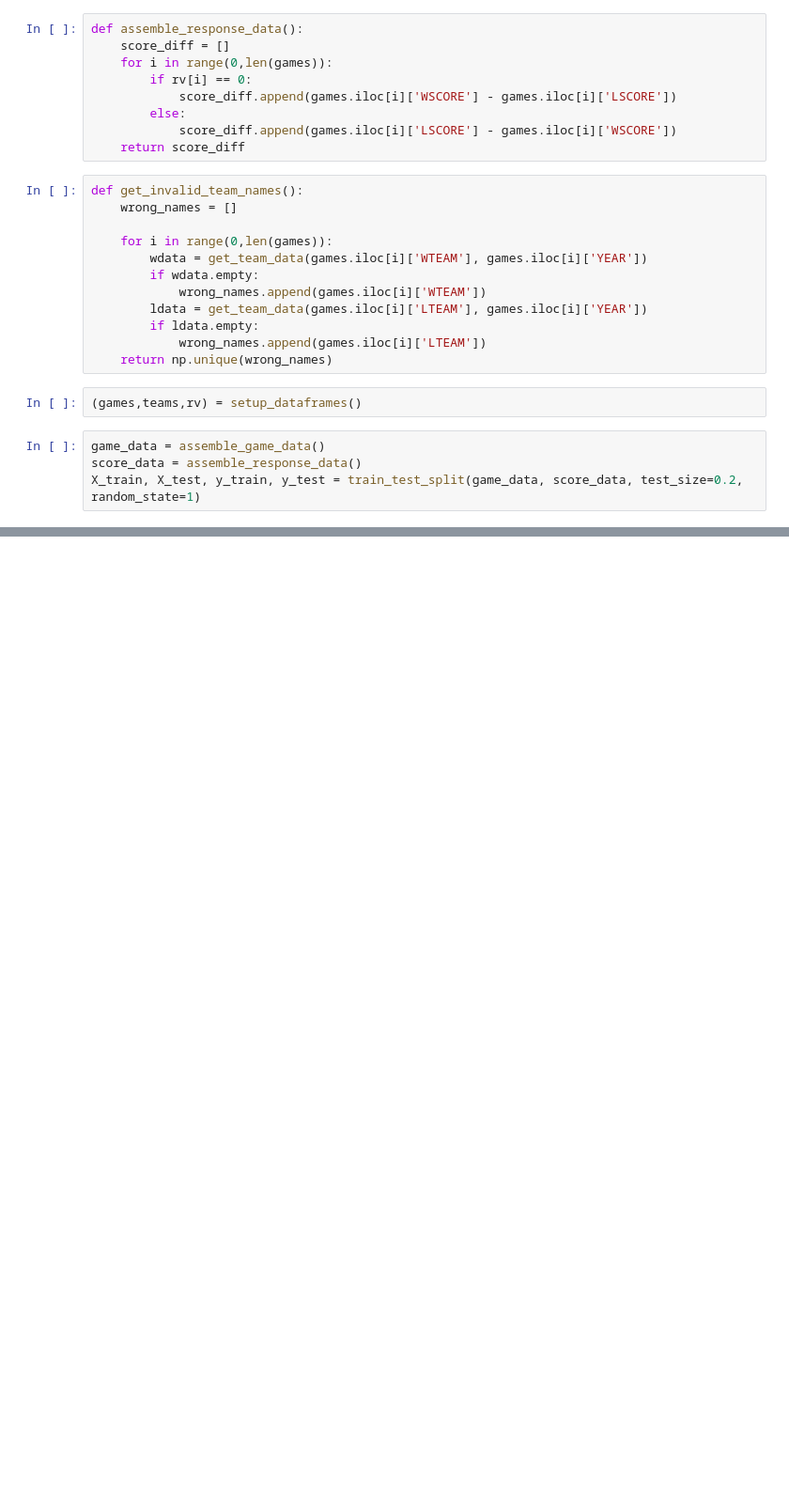
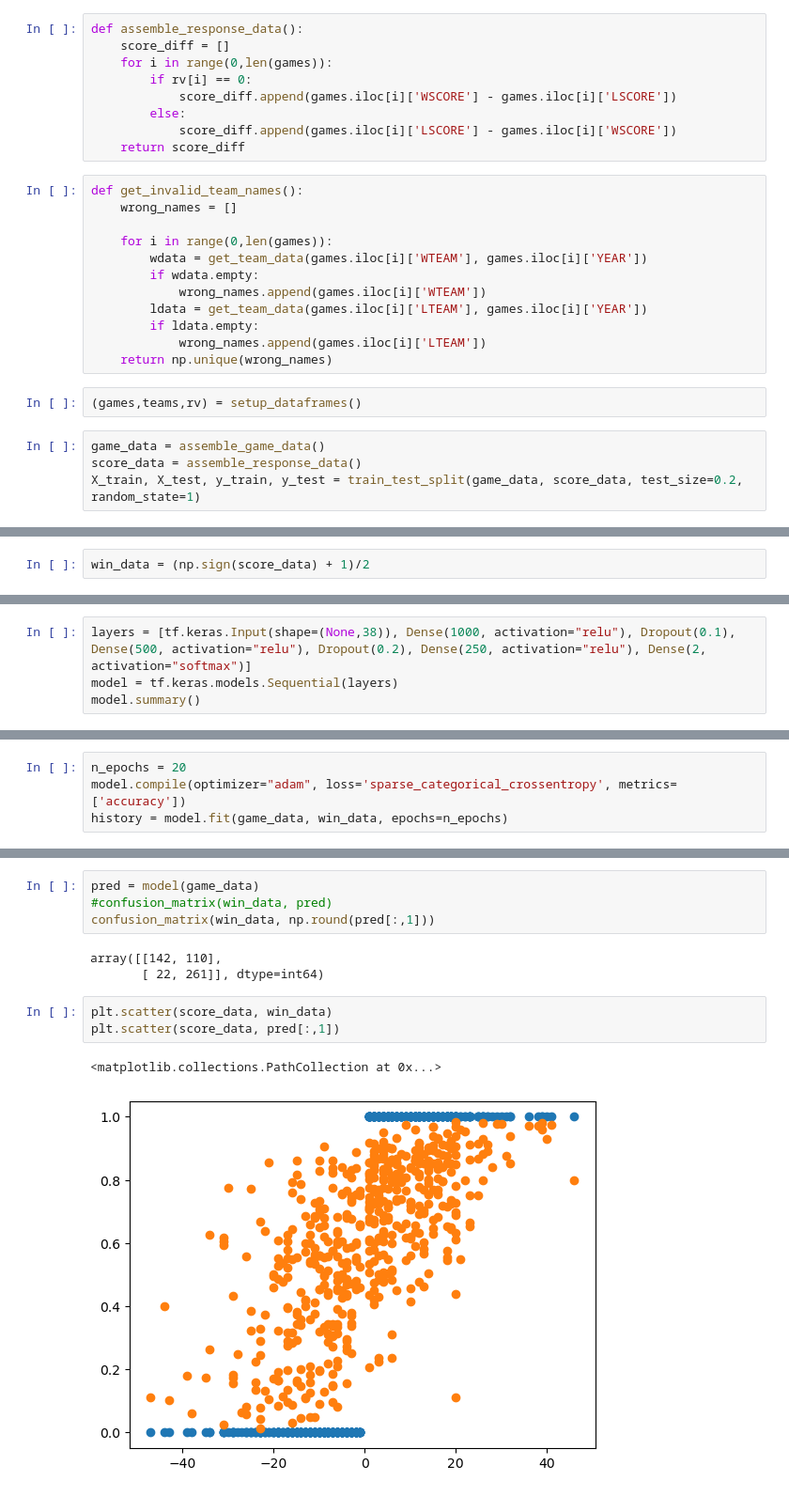
Before and after one commit to wesleygo625/CV_MNIST100, a Jupyter notebook: March_Madness/March Madness.ipynb, the cells around one changed output, grey strips where cells are left out. Shown: that part at 94% size. Cells and saved outputs as stored; diff of their text form; blank space fills up the shorter version.

```diff
--- a/March_Madness/March Madness.ipynb
+++ b/March_Madness/March Madness.ipynb
@@ -76 +79,2 @@ regr.score(X_test, y_test)
 # %%
+win_data = (np.sign(score_data) + 1)/2
@@ -82,0 +81,4 @@ array([200., 206., 212., 218., 224., 230., 236., 242., 248., 254., 260.,
+# %%
+layers = [tf.keras.Input(shape=(None,38)), Dense(1000, activation="relu"), Dropout(0.1), Dense(500, activation="relu"), Dropout(0.2), Dense(250, activation="relu"), Dense(2, activation="softmax")]
+model = tf.keras.models.Sequential(layers)
+model.summary()
@@ -82,0 +103,4 @@ array([200., 206., 212., 218., 224., 230., 236., 242., 248., 254., 260.,
+# %%
+n_epochs = 20
+model.compile(optimizer="adam", loss='sparse_categorical_crossentropy', metrics=['accuracy'])
+history = model.fit(game_data, win_data, epochs=n_epochs)
@@ -82,0 +125,13 @@ array([200., 206., 212., 218., 224., 230., 236., 242., 248., 254., 260.,
+# %%
+pred = model(game_data)
+#confusion_matrix(win_data, pred)
+confusion_matrix(win_data, np.round(pred[:,1]))
+# %% [output]
+array([[142, 110],
+       [ 22, 261]], dtype=int64)
+# %%
+plt.scatter(score_data, win_data)
+plt.scatter(score_data, pred[:,1])
+# %% [output]
+<matplotlib.collections.PathCollection at 0x...>
+[figure, added]
```
Also changed, not shown: parts of 6 cells of this notebook.
